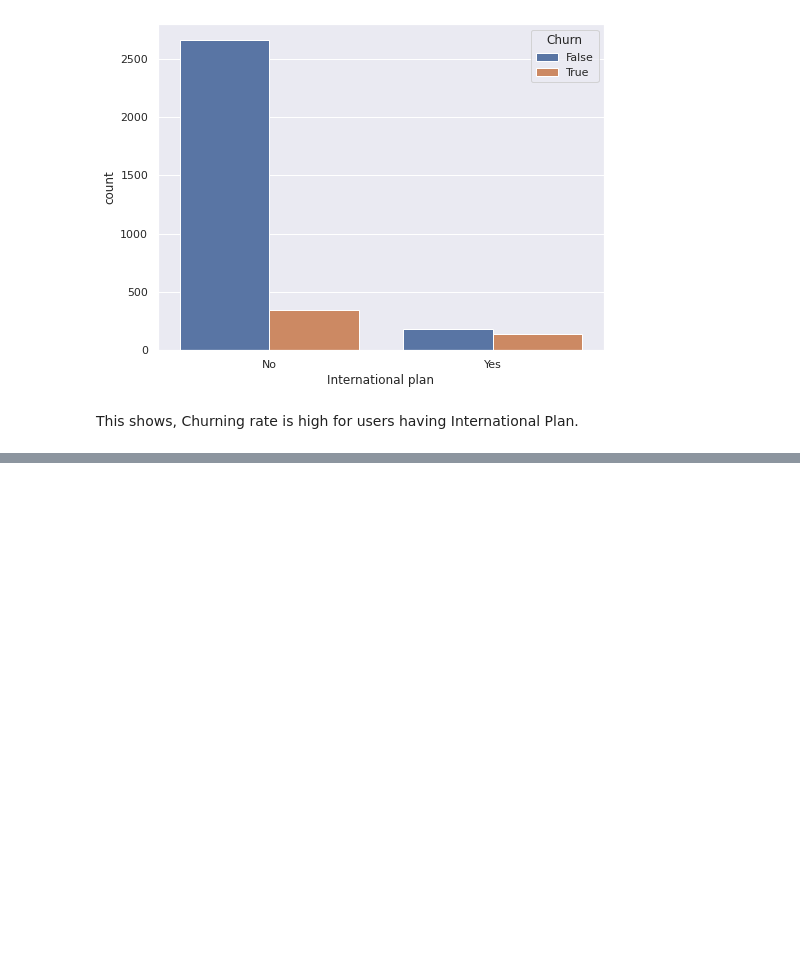
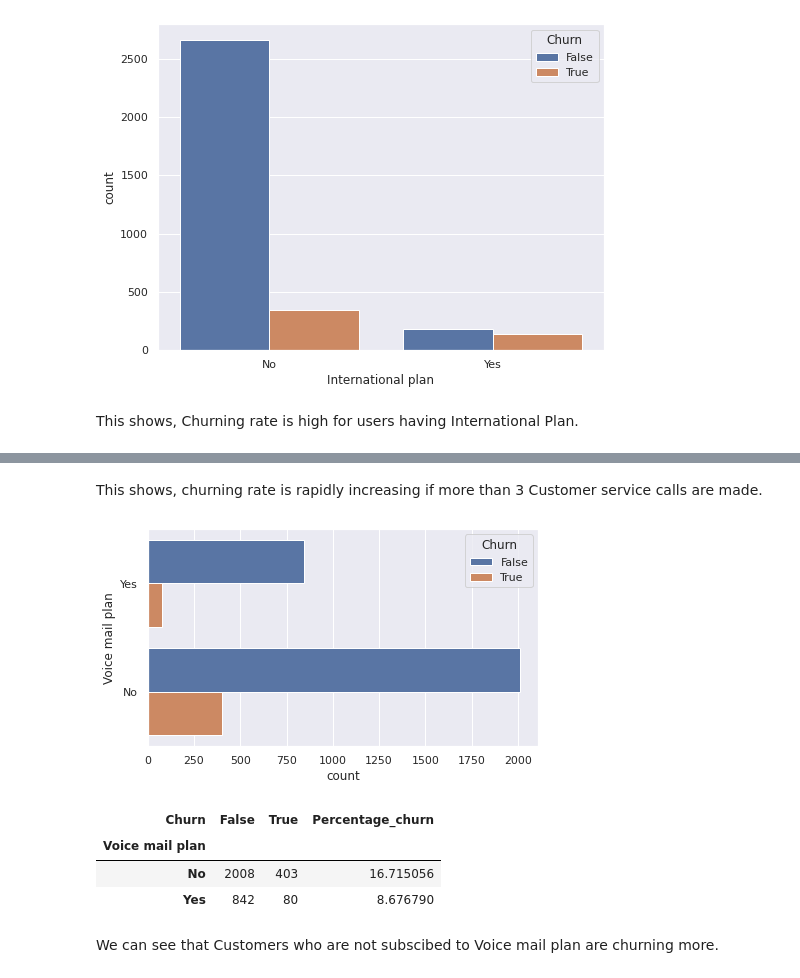
Before and after one commit to Prateek04Gupta/Telecom-Churn---EDA, a Jupyter notebook: Telecom_Churn_Analysis_Capstone_Project.ipynb, the cells around one changed output, grey strips where cells are left out. Saved outputs shown, nothing was run; the diff lists cells and outputs as text; code cells hidden in the pictures; blank space fills up the shorter version.

```diff
--- a/Telecom_Churn_Analysis_Capstone_Project.ipynb
+++ b/Telecom_Churn_Analysis_Capstone_Project.ipynb
@@ -343,0 +350,22 @@ This shows, Churning rate is high for users having International Plan.
+# %% [markdown]
+This shows, churning rate is rapidly increasing if more than 3 Customer service calls are made.
+# %%
+# ploting count plot for churned and non-churned customers with Voice Mail Plan.
+sns.set(style="darkgrid")
+plt.figure(figsize=(7,4))
+ploting_int_plan = sns.countplot(y="Voice mail plan", hue="Churn", data=df)
+plt.show()
+# %% [output]
+[figure, added]
+# %%
+#Percentage of users churning with Voice Mail Plan
+per_voice_plan_churn = pd.crosstab(df['Voice mail plan'], df['Churn'] )
+per_voice_plan_churn["Percentage_churn"] = per_intnl_calls_churn.apply(lambda x: x[1]*100/(x[0]+x[1]), axis=1)
+per_voice_plan_churn.sort_values(by="Percentage_churn", ascending=False)
+# %% [output]
+| Churn | False | True | Percentage_churn |
+| Voice mail plan |  |  |  |
+| No | 2008 | 403 | 16.715056 |
+| Yes | 842 | 80 | 8.676790 |
+# %% [markdown]
+We can see that Customers who are not subscibed to Voice mail plan are churning more.
```
Also changed, not shown: parts of 2 cells of this notebook.
